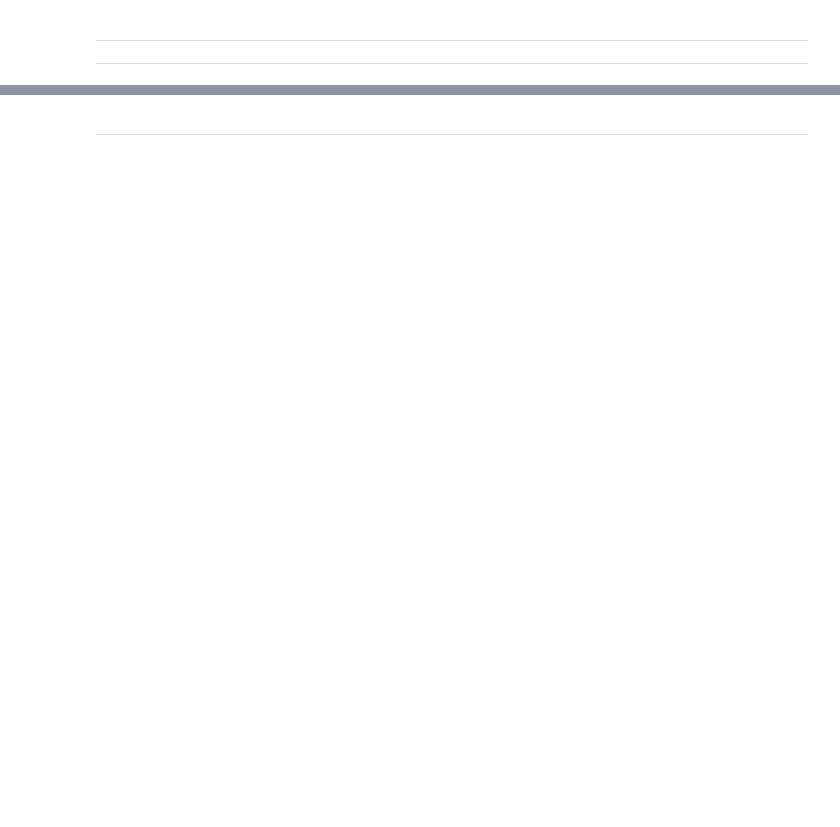
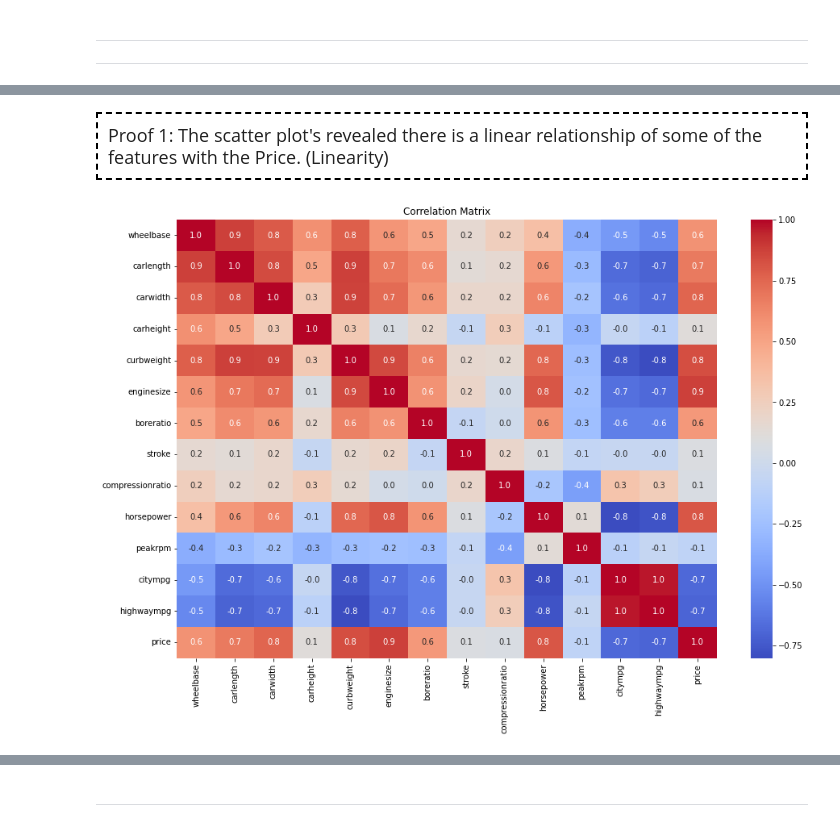
Before and after one commit to DataByteSun/Machine-Learning, a Jupyter notebook: Regression/Notebooks/Lasso_Regression.ipynb, the cells around one changed output, grey strips where cells are left out. Cells and saved outputs as stored; diff of their text form; code cells hidden in the pictures; blank space fills up the shorter version.

```diff
--- a/Regression/Notebooks/Lasso_Regression.ipynb
+++ b/Regression/Notebooks/Lasso_Regression.ipynb
@@ -204,0 +164,15 @@ columns_with_missing_values()
+# %% [markdown]
+<div style="border: 2px dashed black; padding: 10px; font-size: 18px;">
+   Proof 1: The scatter plot's revealed there is a linear relationship of some of the features with the Price. (Linearity)
+</di>
+# %%
+# Correlation MMatrix
+correlation = data_num.corr()
+correlation_with_target = correlation['price'].sort_values(ascending=False)
+
+plt.figure(figsize=(15,10))
+sns.heatmap(correlation, annot= True, cmap='coolwarm' ,fmt='.1f')
+plt.title('Correlation Matrix')
+plt.show()
+# %% [output]
+[figure, added]
```
Also changed, not shown: parts of 132 cells of this notebook, 1 other file.
